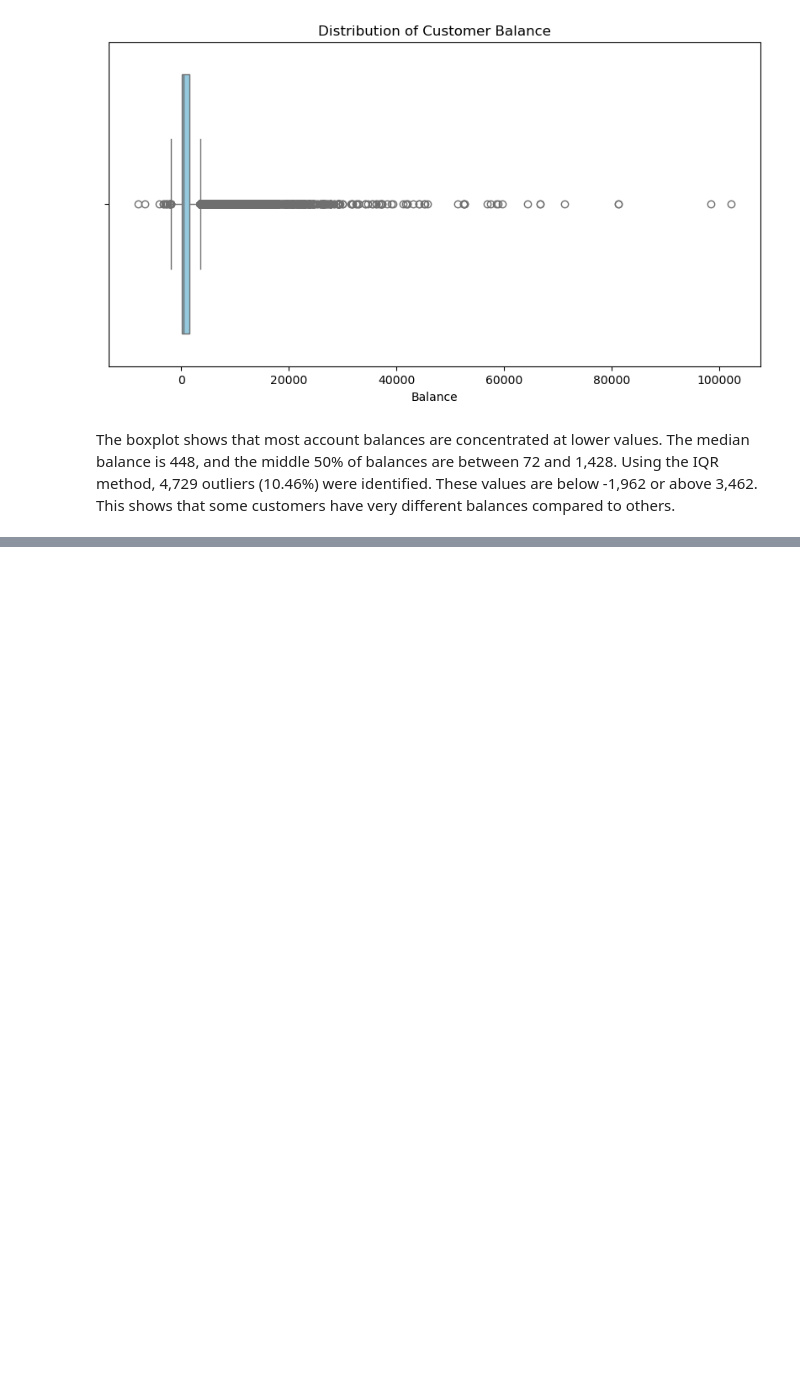
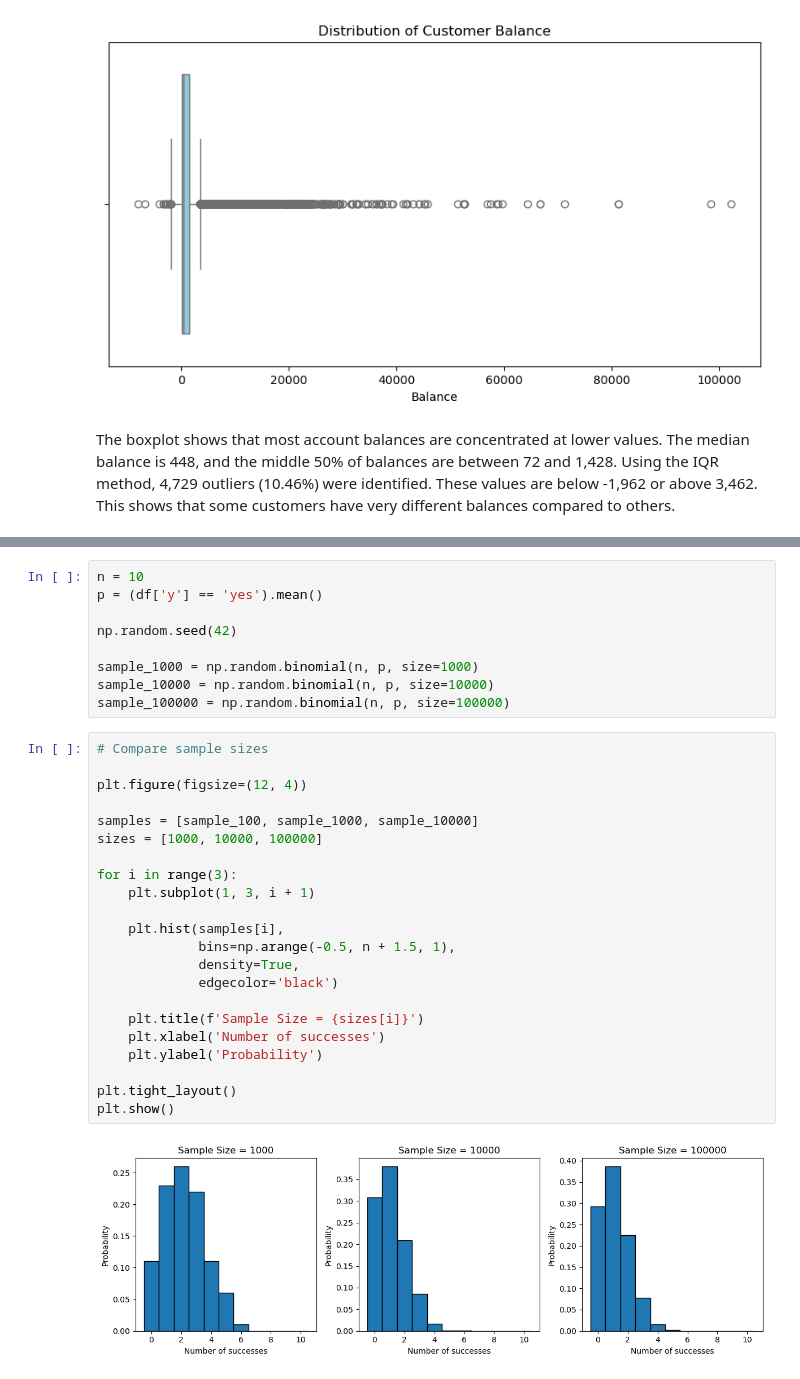
Before and after one commit to Munkhzaya-pom/statistic-sep-26, a Jupyter notebook: statistic-word-sep-26/statistic-sep26.ipynb, the cells around one changed output, grey strips where cells are left out. Cells and saved outputs as stored; diff of their text form; blank space fills up the shorter version.

```diff
--- a/statistic-word-sep-26/statistic-sep26.ipynb
+++ b/statistic-word-sep-26/statistic-sep26.ipynb
@@ -231,0 +349,33 @@ The boxplot shows that most account balances are concentrated at lower values. T
+# %%
+n = 10
+p = (df['y'] == 'yes').mean()
+
+np.random.seed(42)
+
+sample_1000 = np.random.binomial(n, p, size=1000)
+sample_10000 = np.random.binomial(n, p, size=10000)
+sample_100000 = np.random.binomial(n, p, size=100000)
+# %%
+# Compare sample sizes
+
+plt.figure(figsize=(12, 4))
+
+samples = [sample_100, sample_1000, sample_10000]
+sizes = [1000, 10000, 100000]
+
+for i in range(3):
+    plt.subplot(1, 3, i + 1)
+
+    plt.hist(samples[i],
+             bins=np.arange(-0.5, n + 1.5, 1),
+             density=True,
+             edgecolor='black')
+
+    plt.title(f'Sample Size = {sizes[i]}')
+    plt.xlabel('Number of successes')
+    plt.ylabel('Probability')
+
+plt.tight_layout()
+plt.show()
+# %% [output]
+[figure, added]
```
Also changed, not shown: parts of 12 cells of this notebook.
